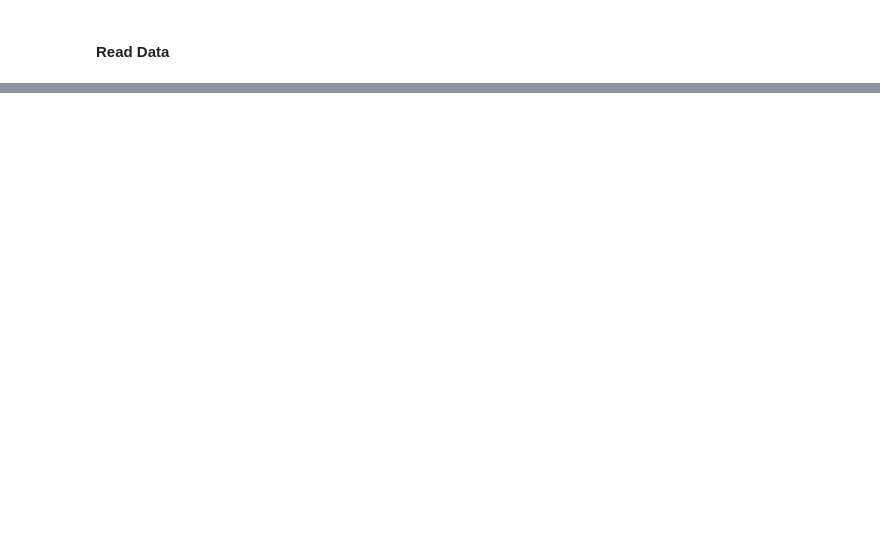
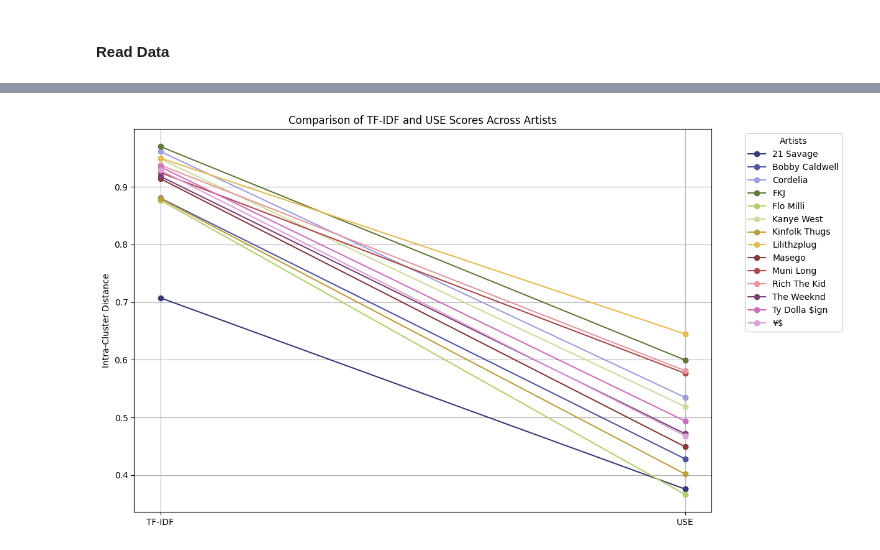
Before and after one commit to audrey-yip/CS315-Final-Project, a Jupyter notebook: data-analysis/intra_clustering_artists.ipynb, the cells around one changed output, grey strips where cells are left out. Saved outputs shown, nothing was run; the diff lists cells and outputs as text; code cells hidden in the pictures; blank space fills up the shorter version.

```diff
--- a/data-analysis/intra_clustering_artists.ipynb
+++ b/data-analysis/intra_clustering_artists.ipynb
@@ -50,0 +62,3 @@ vectorized
+# %%
+vectorizer = TfidfVectorizer()
+tfidf_matrix = vectorizer.fit_transform(df['processed_lyrics'])
@@ -50,0 +238,23 @@ vectorized
+# %%
+cmap = plt.cm.get_cmap('tab20b', len(combined_scores_df))
+
+plt.figure(figsize=(12, 8))
+
+for i, row in combined_scores_df.iterrows():
+    artist = row['artist']
+    tfidf_score = row['TF-IDF Scores']
+    use_score = row['USE Scores']
+
+    # Generate a color from the colormap
+    color = cmap(i)
+
+    plt.plot(['TF-IDF', 'USE'], [tfidf_score, use_score], '-o', label=artist, color=color)
+
+plt.title('Comparison of TF-IDF and USE Scores Across Artists')
+plt.ylabel('Intra-Cluster Distance')
+plt.legend(title='Artists', bbox_to_anchor=(1.05, 1), loc='upper left')
+plt.grid(True)
+
+plt.show()
+# %% [output]
+[figure, added]
```
Also changed, not shown: parts of 37 cells of this notebook.
